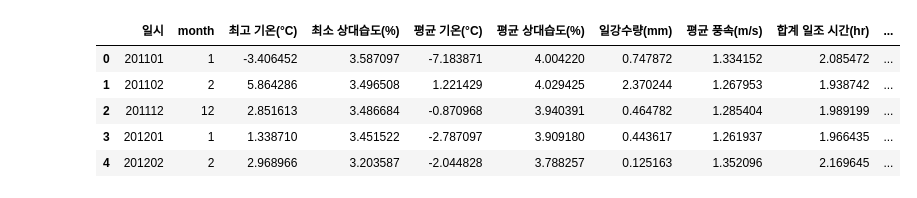
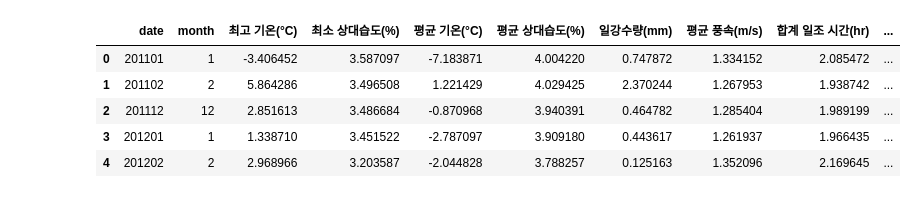
Before and after one commit to qkrwjdduf159/-, a Jupyter notebook: 팀프로젝트/Modeling.ipynb, the cells around one changed output. Saved outputs shown, nothing was run; the diff lists cells and outputs as text; code cells hidden in the pictures.

```diff
--- a/팀프로젝트/Modeling.ipynb
+++ b/팀프로젝트/Modeling.ipynb
@@ -125,9 +154,10 @@ Requirement already satisfied: joblib>=0.11 in /usr/local/lib/python3.7/dist-pac
 # %%
+import pandas as pd
 data = pd.read_csv('/content/drive/MyDrive/sd솔데스크/팀 프로젝트/덕수궁_겨울.csv')
-data = data.rename(columns = {'덕수궁':'target','date':'일시'})
+data = data.rename(columns = {'덕수궁':'target'})
 data.head()
 # %% [output]
-|  | 일시 | month | 최고 기온(°C) | 최소 상대습도(%) | 평균 기온(°C) | 평균 상대습도(%) | 일강수량(mm) | 평균 풍속(m/s) | 합계 일조 시간(hr) | ... |
+|  | date | month | 최고 기온(°C) | 최소 상대습도(%) | 평균 기온(°C) | 평균 상대습도(%) | 일강수량(mm) | 평균 풍속(m/s) | 합계 일조 시간(hr) | ... |
 | 0 | 201101 | 1 | -3.406452 | 3.587097 | -7.183871 | 4.004220 | 0.747872 | 1.334152 | 2.085472 | ... |
 | 1 | 201102 | 2 | 5.864286 | 3.496508 | 1.221429 | 4.029425 | 2.370244 | 1.267953 | 1.938742 | ... |
 | 2 | 201112 | 12 | 2.851613 | 3.486684 | -0.870968 | 3.940391 | 0.464782 | 1.285404 | 1.989199 | ... |
```
Also changed, not shown: parts of 4 cells of this notebook.
